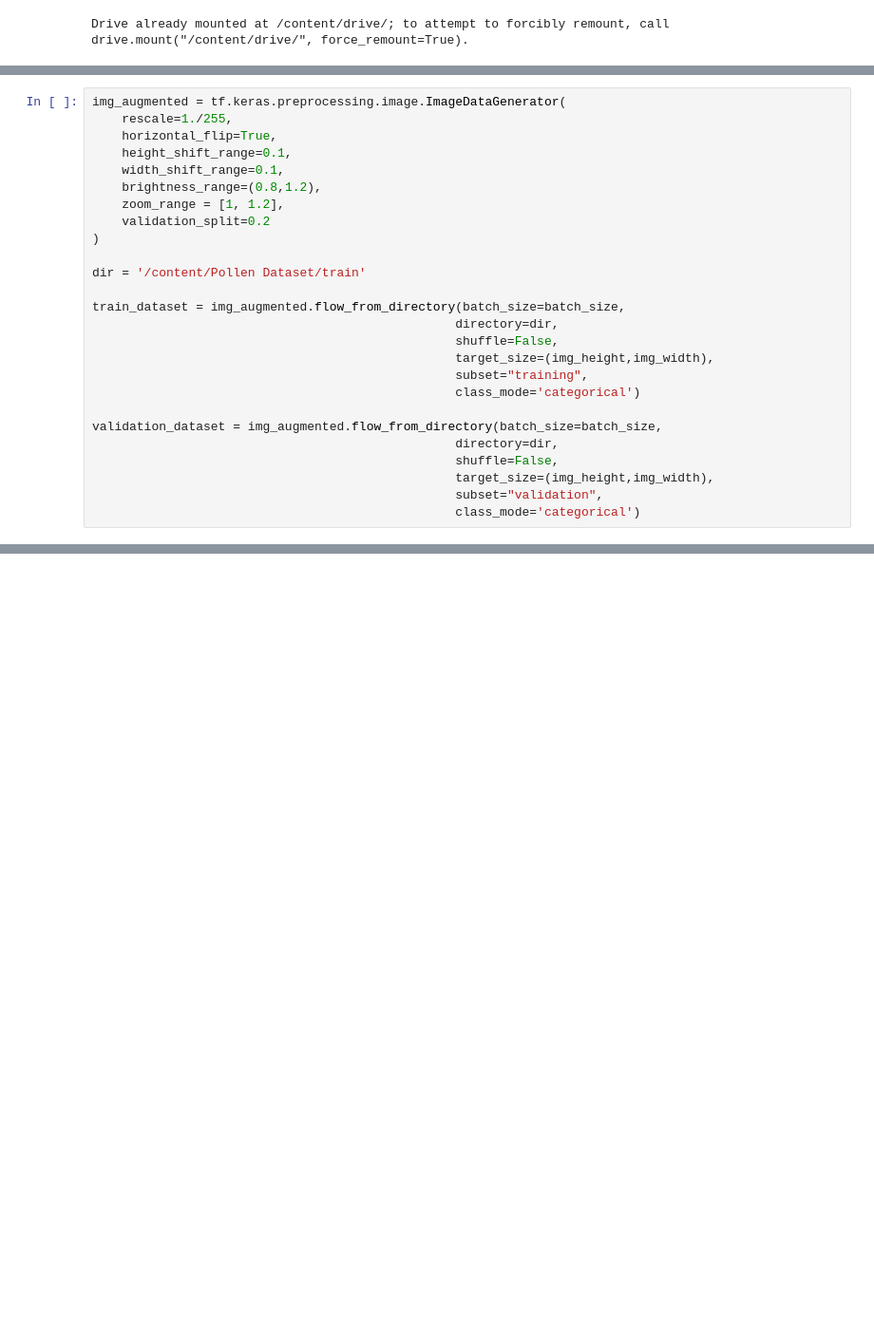
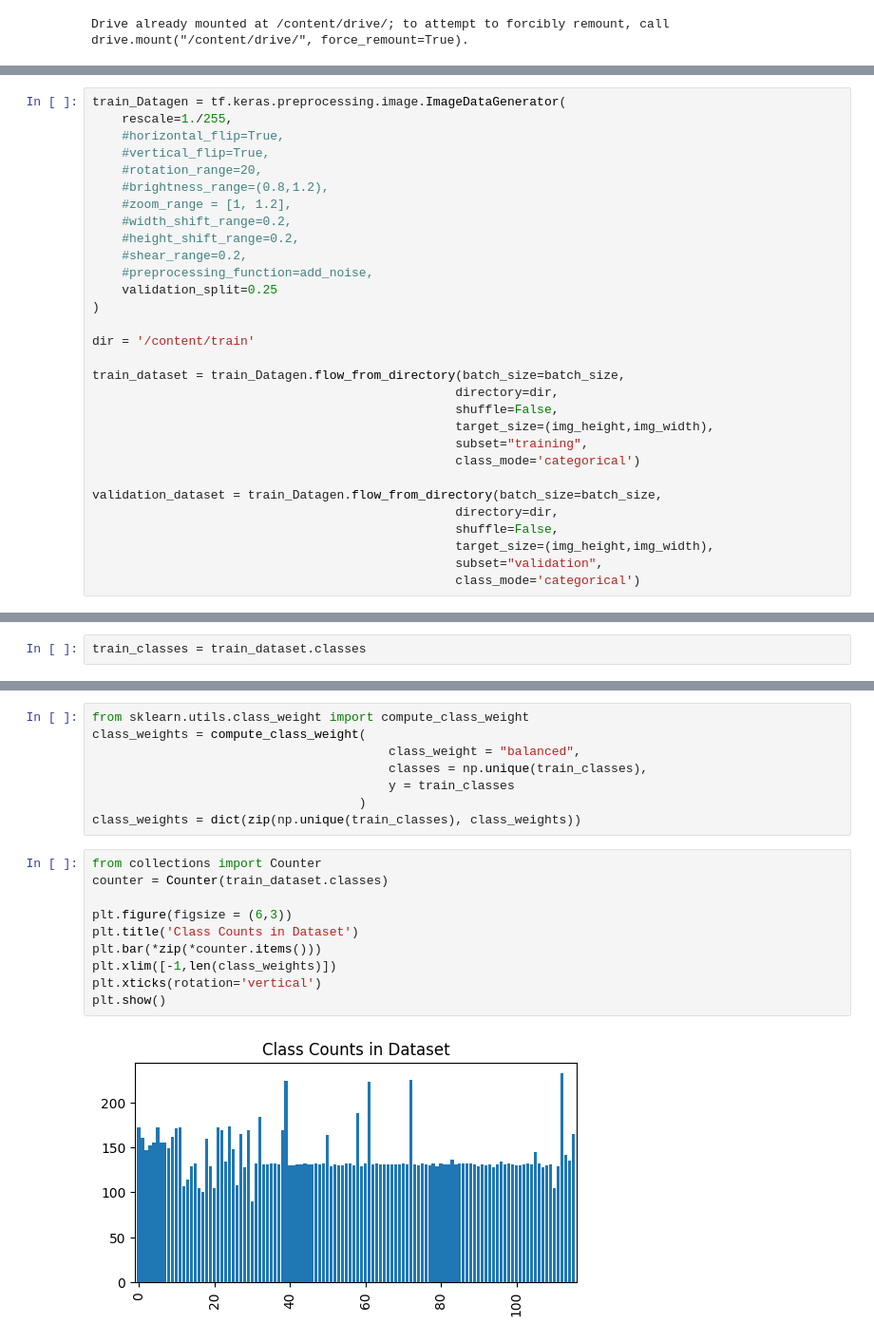
Before and after one commit to mcagriaksoy/pollen_multi_class_ai, a Jupyter notebook: Pollen_classification_TL.ipynb, the cells around one changed output, grey strips where cells are left out. Shown at 95% size. Cells and saved outputs as stored; diff of their text form; blank space fills up the shorter version.

```diff
--- a/Pollen_classification_TL.ipynb
+++ b/Pollen_classification_TL.ipynb
@@ -39,24 +45,28 @@ from tensorflow.keras.layers import Dense, Dropout, GlobalAveragePooling2D
 # %%
-img_augmented = tf.keras.preprocessing.image.ImageDataGenerator(
+train_Datagen = tf.keras.preprocessing.image.ImageDataGenerator(
     rescale=1./255,
-    horizontal_flip=True,
-    height_shift_range=0.1,
-    width_shift_range=0.1,
-    brightness_range=(0.8,1.2),
-    zoom_range = [1, 1.2],
-    validation_split=0.2
+    #horizontal_flip=True,
+    #vertical_flip=True,
+    #rotation_range=20,
+    #brightness_range=(0.8,1.2),
+    #zoom_range = [1, 1.2],
+    #width_shift_range=0.2,
+    #height_shift_range=0.2,
+    #shear_range=0.2,
+    #preprocessing_function=add_noise,
+    validation_split=0.25
 )
 
-dir = '/content/Pollen Dataset/train'
+dir = '/content/train'
 
-train_dataset = img_augmented.flow_from_directory(batch_size=batch_size,
+train_dataset = train_Datagen.flow_from_directory(batch_size=batch_size,
                                                  directory=dir,
                                                  shuffle=False,
                                                  target_size=(img_height,img_width),
                                                  subset="training",
                                                  class_mode='categorical')
 
-validation_dataset = img_augmented.flow_from_directory(batch_size=batch_size,
+validation_dataset = train_Datagen.flow_from_directory(batch_size=batch_size,
                                                  directory=dir,
                                                  shuffle=False,
                                                  target_size=(img_height,img_width),
@@ -67,0 +78,2 @@ Found 675 images belonging to 77 classes.
+# %%
+train_classes = train_dataset.classes
@@ -67,0 +100,20 @@ Found 675 images belonging to 77 classes.
+# %%
+from sklearn.utils.class_weight import compute_class_weight
+class_weights = compute_class_weight(
+                                        class_weight = "balanced",
+                                        classes = np.unique(train_classes),
+                                        y = train_classes
+                                    )
+class_weights = dict(zip(np.unique(train_classes), class_weights))
+# %%
+from collections import Counter
+counter = Counter(train_dataset.classes)
+
+plt.figure(figsize = (6,3))
+plt.title('Class Counts in Dataset')
+plt.bar(*zip(*counter.items()))
+plt.xlim([-1,len(class_weights)])
+plt.xticks(rotation='vertical')
+plt.show()
+# %% [output]
+[figure, added]
```
Also changed, not shown: parts of 21 cells of this notebook.
